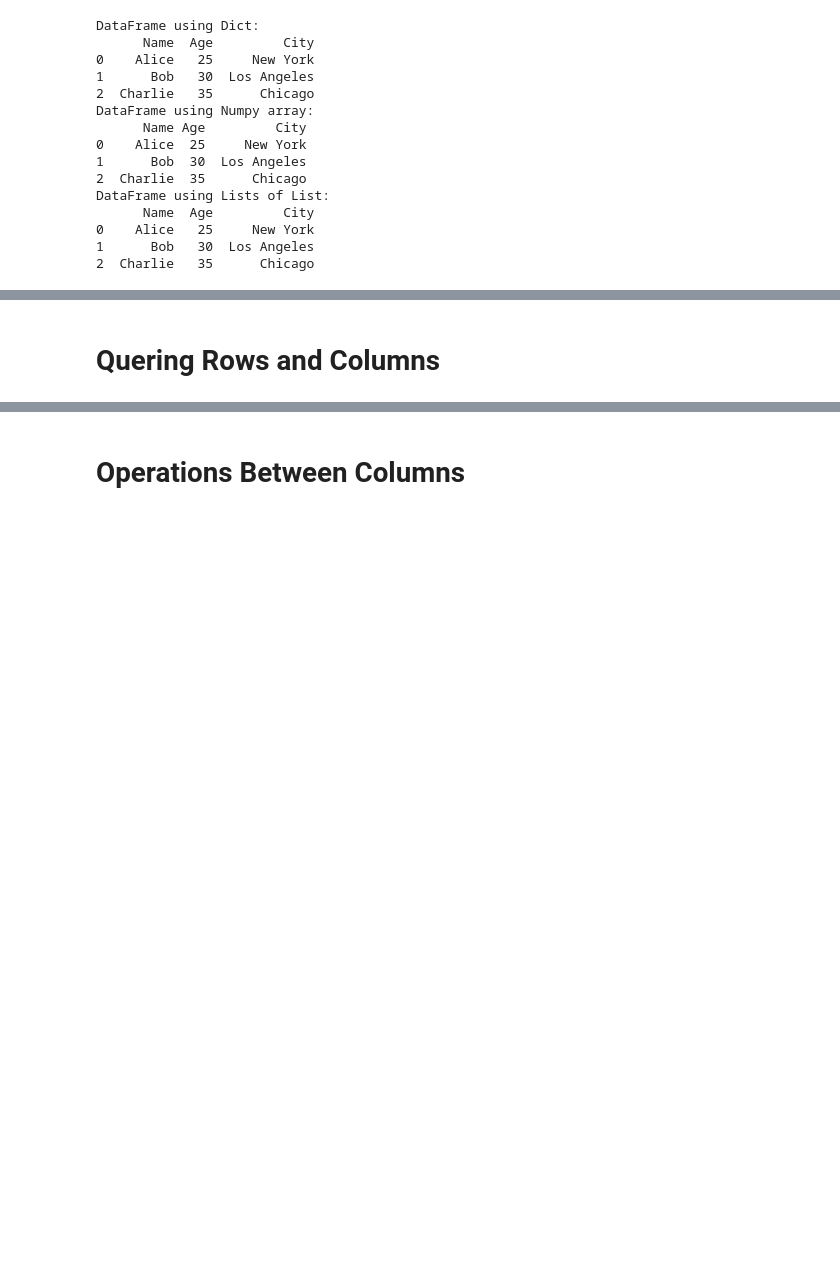
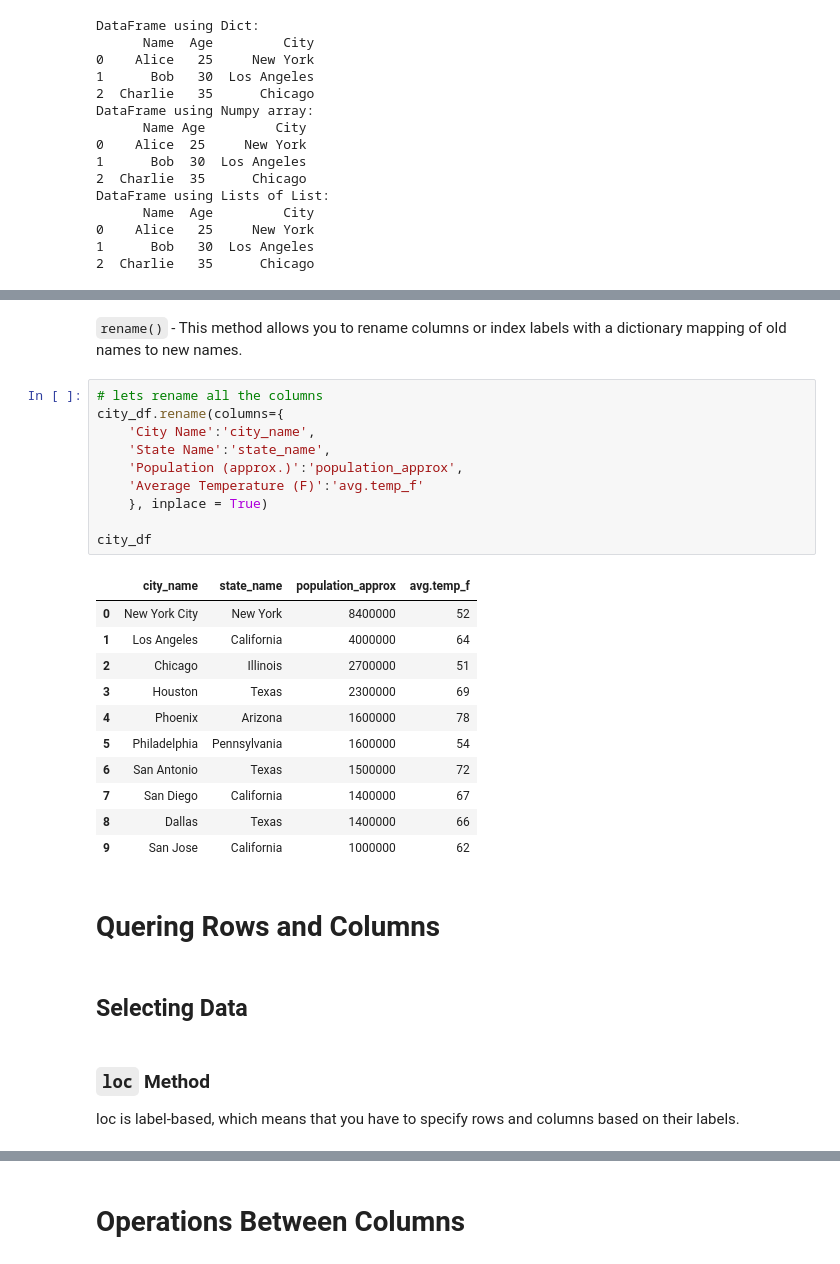
Before and after one commit to babli18/Programming-for-Analytics, a Jupyter notebook: Lectures/class 5.ipynb, the cells around one changed output, grey strips where cells are left out. Cells and saved outputs as stored; diff of their text form; blank space fills up the shorter version.

```diff
--- a/Lectures/class 5.ipynb
+++ b/Lectures/class 5.ipynb
@@ -191,2 +359,32 @@ Size of Data Frame: 15
+# %% [markdown]
+`rename()` - This method allows you to rename columns or index labels with a dictionary mapping of old names to new names.
+# %%
+# lets rename all the columns
+city_df.rename(columns={
+    'City Name':'city_name',
+    'State Name':'state_name',
+    'Population (approx.)':'population_approx',
+    'Average Temperature (F)':'avg.temp_f'
+    }, inplace = True)
+
+city_df
+# %% [output]
+|  | city_name | state_name | population_approx | avg.temp_f |
+| 0 | New York City | New York | 8400000 | 52 |
+| 1 | Los Angeles | California | 4000000 | 64 |
+| 2 | Chicago | Illinois | 2700000 | 51 |
+| 3 | Houston | Texas | 2300000 | 69 |
+| 4 | Phoenix | Arizona | 1600000 | 78 |
+| 5 | Philadelphia | Pennsylvania | 1600000 | 54 |
+| 6 | San Antonio | Texas | 1500000 | 72 |
+| 7 | San Diego | California | 1400000 | 67 |
+| 8 | Dallas | Texas | 1400000 | 66 |
+| 9 | San Jose | California | 1000000 | 62 |
 # %% [markdown]
 # Quering Rows and Columns
+# %% [markdown]
+## Selecting Data
+# %% [markdown]
+### `loc` Method
+
+loc is label-based, which means that you have to specify rows and columns based on their labels.
```
Also changed, not shown: parts of 44 cells of this notebook.
